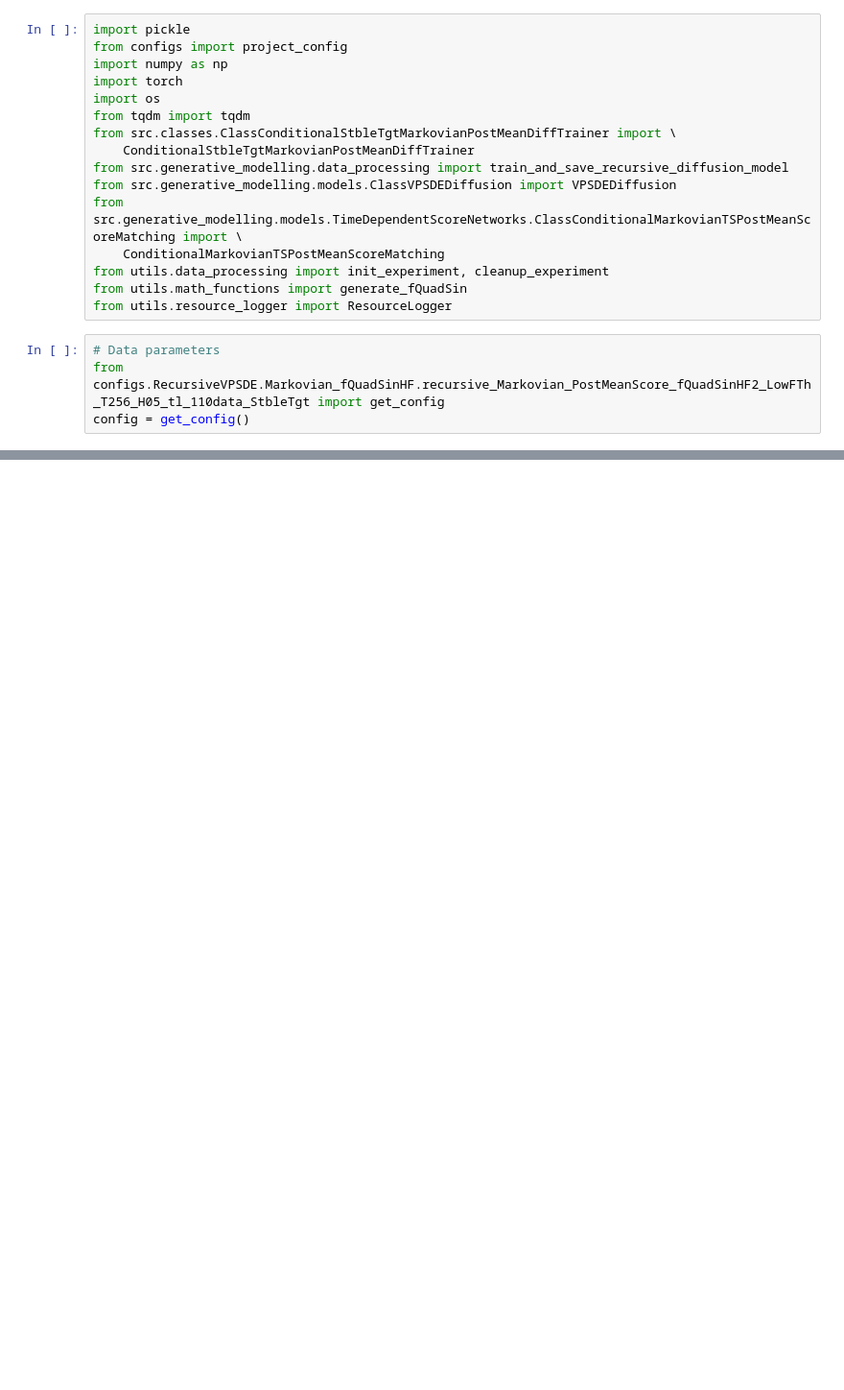
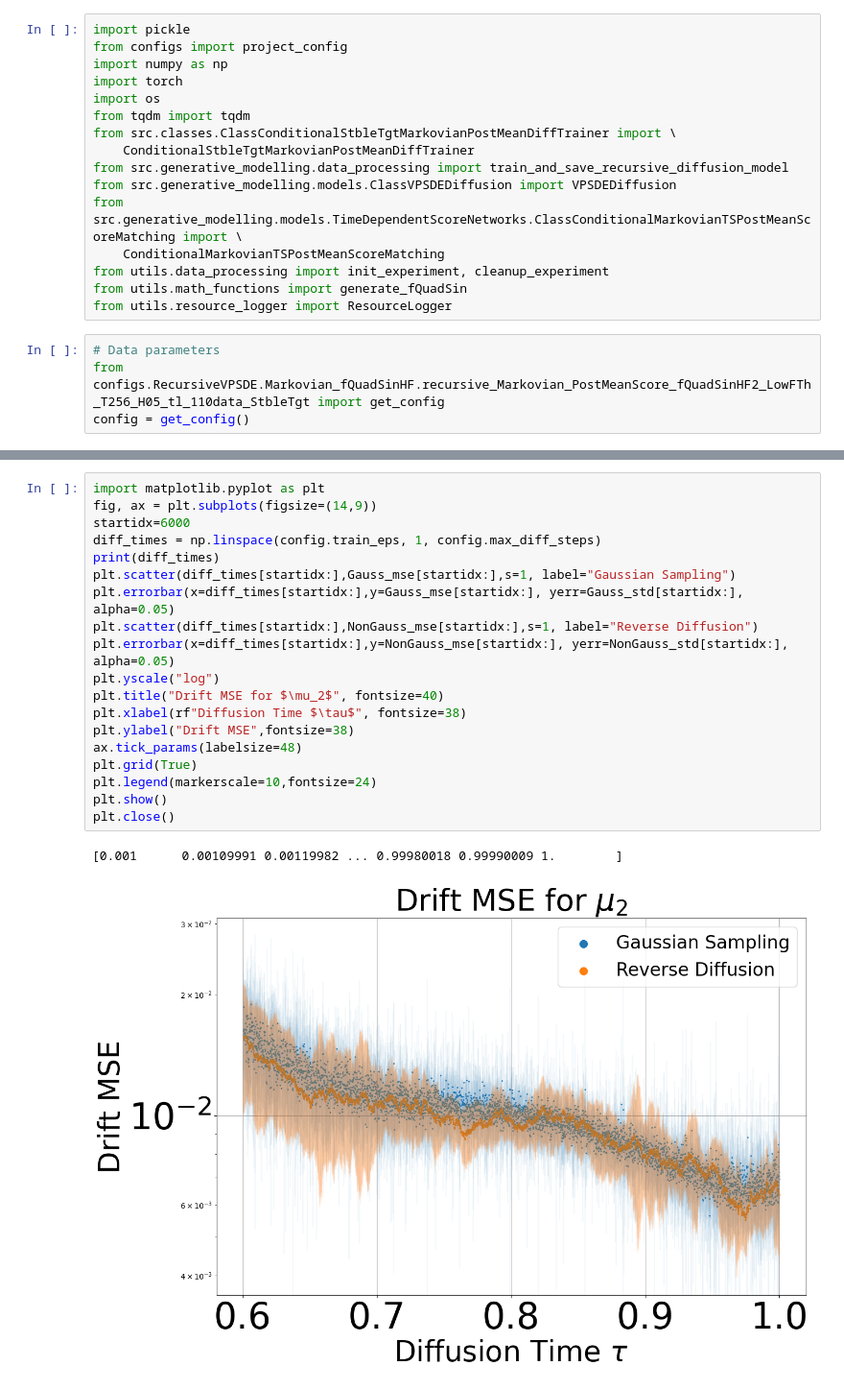
Before and after one commit to marcostapiac/FractionalBrownianMotion, a Jupyter notebook: experiments/generative_modelling/RecursiveVPSDE/LossTracking/Markovian/QuadSinHF/QuadSinHF_optimal_tau_experiment_DGauss.ipynb, the cells around one changed output, grey strips where cells are left out. Shown at 96% size. Cells and saved outputs as stored; diff of their text form; blank space fills up the shorter version.

```diff
--- a/experiments/generative_modelling/RecursiveVPSDE/LossTracking/Markovian/QuadSinHF/QuadSinHF_optimal_tau_experiment_DGauss.ipynb
+++ b/experiments/generative_modelling/RecursiveVPSDE/LossTracking/Markovian/QuadSinHF/QuadSinHF_optimal_tau_experiment_DGauss.ipynb
@@ -149,0 +205,22 @@ NonGauss_errors = np.sum(np.power(NonGauss_errors,2), axis=-1)
+# %%
+import matplotlib.pyplot as plt
+fig, ax = plt.subplots(figsize=(14,9))
+startidx=6000
+diff_times = np.linspace(config.train_eps, 1, config.max_diff_steps)
+print(diff_times)
+plt.scatter(diff_times[startidx:],Gauss_mse[startidx:],s=1, label="Gaussian Sampling")
+plt.errorbar(x=diff_times[startidx:],y=Gauss_mse[startidx:], yerr=Gauss_std[startidx:], alpha=0.05)
+plt.scatter(diff_times[startidx:],NonGauss_mse[startidx:],s=1, label="Reverse Diffusion")
+plt.errorbar(x=diff_times[startidx:],y=NonGauss_mse[startidx:], yerr=NonGauss_std[startidx:], alpha=0.05)
+plt.yscale("log")
+plt.title("Drift MSE for $\mu_2$", fontsize=40)
+plt.xlabel(rf"Diffusion Time $\tau$", fontsize=38)
+plt.ylabel("Drift MSE",fontsize=38)
+ax.tick_params(labelsize=48)
+plt.grid(True)
+plt.legend(markerscale=10,fontsize=24)
+plt.show()
+plt.close()
+# %% [output]
+[0.001      0.00109991 0.00119982 ... 0.99980018 0.99990009 1.        ]
+[figure, added]
```
Also changed, not shown: parts of 14 cells of this notebook, 4 other files.
